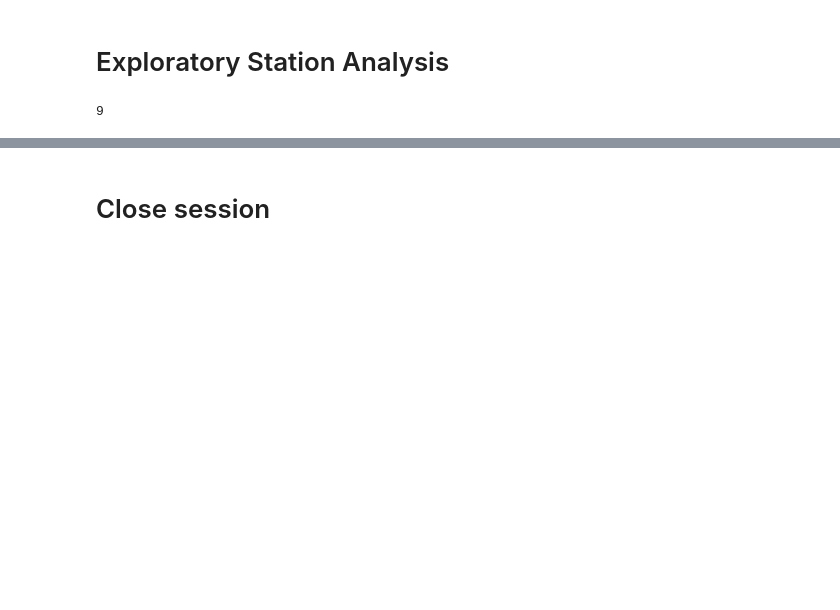
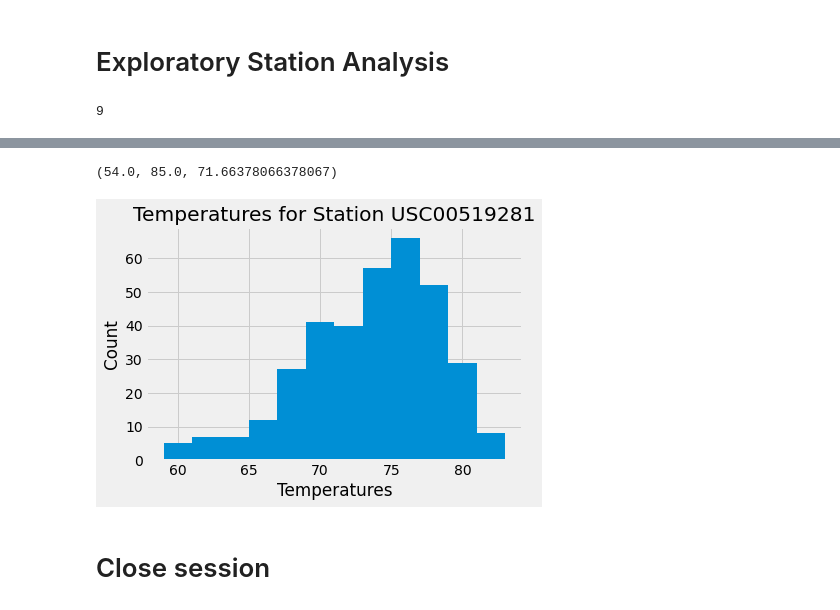
Before and after one commit to carterkioski/sqlalchemy-challenge, a Jupyter notebook: Carter_Kioski_Answers/climate_finished.ipynb, the cells around one changed output, grey strips where cells are left out. Cells and saved outputs as stored; diff of their text form; code cells hidden in the pictures; blank space fills up the shorter version.

Commit message:
finishing up Station work

```diff
--- a/Carter_Kioski_Answers/climate_finished.ipynb
+++ b/Carter_Kioski_Answers/climate_finished.ipynb
@@ -94,4 +94,8 @@ count
 9
 # %%
 # Design a query to find the most active stations (i.e. what stations have the most rows?)
+joined = session.query(Measurement.station,func.count(Measurement.station)).filter(Measurement.station == Station.station).\
+group_by(Measurement.station).order_by(func.count(Measurement.station).desc())
+for row in joined:
+    print(row[0], row[1])
 # List the stations and the counts in descending order.
@@ -98,8 +112,25 @@ count
 # %%
 # Using the most active station id from the previous query, calculate the lowest, highest, and average temperature.
+temps = session.query(func.min(Measurement.tobs),func.max(Measurement.tobs),func.avg(Measurement.tobs)).filter(Measurement.station == joined[0][0])
+for i in temps:
+    print(i)
+# %% [output]
+(54.0, 85.0, 71.66378066378067)
 # %%
 # Using the most active station id
 # Query the last 12 months of temperature observation data for this station and plot the results as a histogram
+h = []
+temp_station = session.query(Measurement.tobs).order_by(Measurement.date.desc()).filter(Measurement.date >= one_year).\
+filter(Measurement.station == joined[0][0])
+for row in temp_station:
+    h.append(row[0])
+a = plt.hist(h,bins=12)
+plt.title(f'Temperatures for Station {joined[0][0]}')
+plt.ylabel('Count')
+plt.xlabel('Temperatures')
+plt.show()
+# %% [output]
+[figure, added]
 # %% [markdown]
 # Close session
 # %%
```
Also changed, not shown: parts of 1 cell of this notebook.
